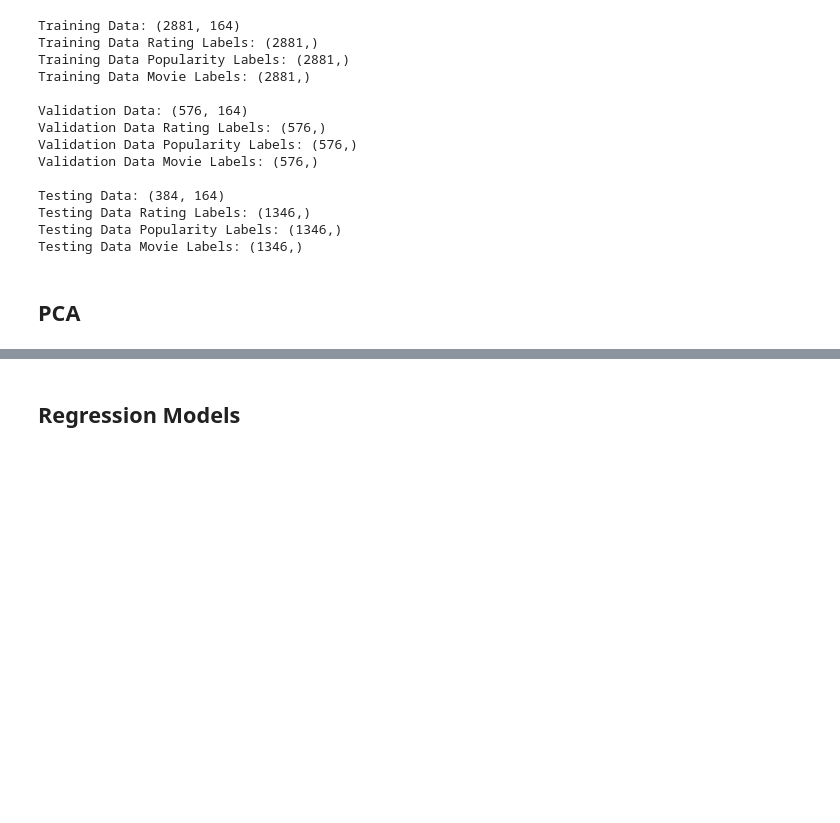
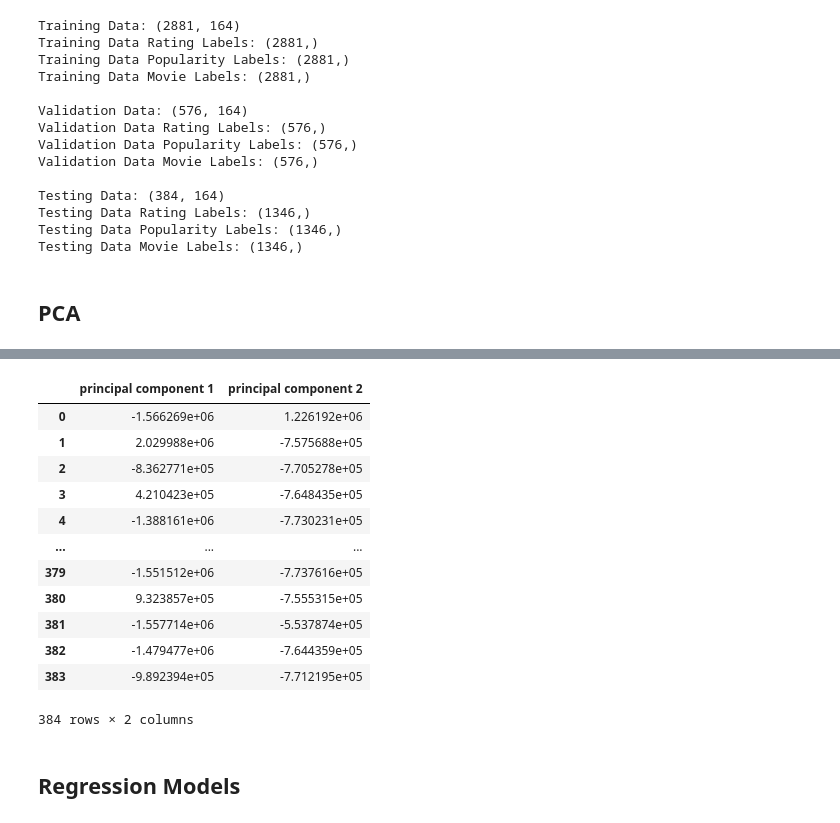
Before and after one commit to kaavyashah/movie_score_predictor_w207, a Jupyter notebook: Machine Learning Modeling.ipynb, the cells around one changed output, grey strips where cells are left out. Cells and saved outputs as stored; diff of their text form; code cells hidden in the pictures; blank space fills up the shorter version.

```diff
--- a/Machine Learning Modeling.ipynb
+++ b/Machine Learning Modeling.ipynb
@@ -437,3 +432,23 @@ k = 50: 1.0
+# %%
+pca = PCA(n_components=2)
+principalComponents = pca.fit_transform(test_data)
+principalDf = pd.DataFrame(data = principalComponents, columns = ['principal component 1', 'principal component 2'])
+
+principalDf
+# %% [output]
+|  | principal component 1 | principal component 2 |
+| 0 | -1.566269e+06 | 1.226192e+06 |
+| 1 | 2.029988e+06 | -7.575688e+05 |
+| 2 | -8.362771e+05 | -7.705278e+05 |
+| 3 | 4.210423e+05 | -7.648435e+05 |
+| 4 | -1.388161e+06 | -7.730231e+05 |
+| ... | ... | ... |
+| 379 | -1.551512e+06 | -7.737616e+05 |
+| 380 | 9.323857e+05 | -7.555315e+05 |
+| 381 | -1.557714e+06 | -5.537874e+05 |
+| 382 | -1.479477e+06 | -7.644359e+05 |
+| 383 | -9.892394e+05 | -7.712195e+05 |
+384 rows × 2 columns
 # %% [markdown]
 ## Regression Models
 # %%
```
Also changed, not shown: parts of 6 cells of this notebook.
